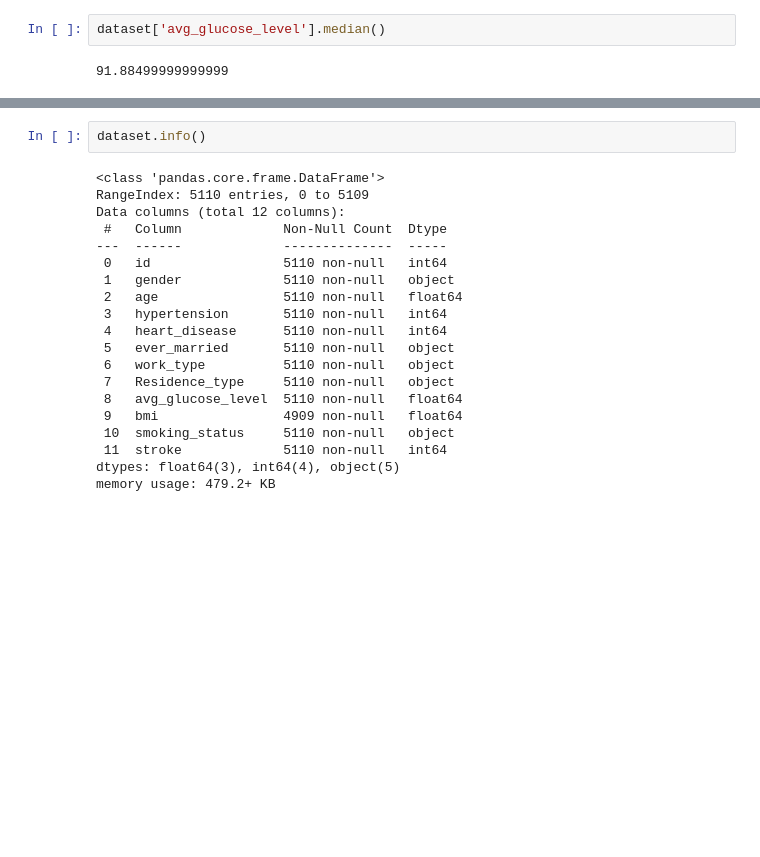
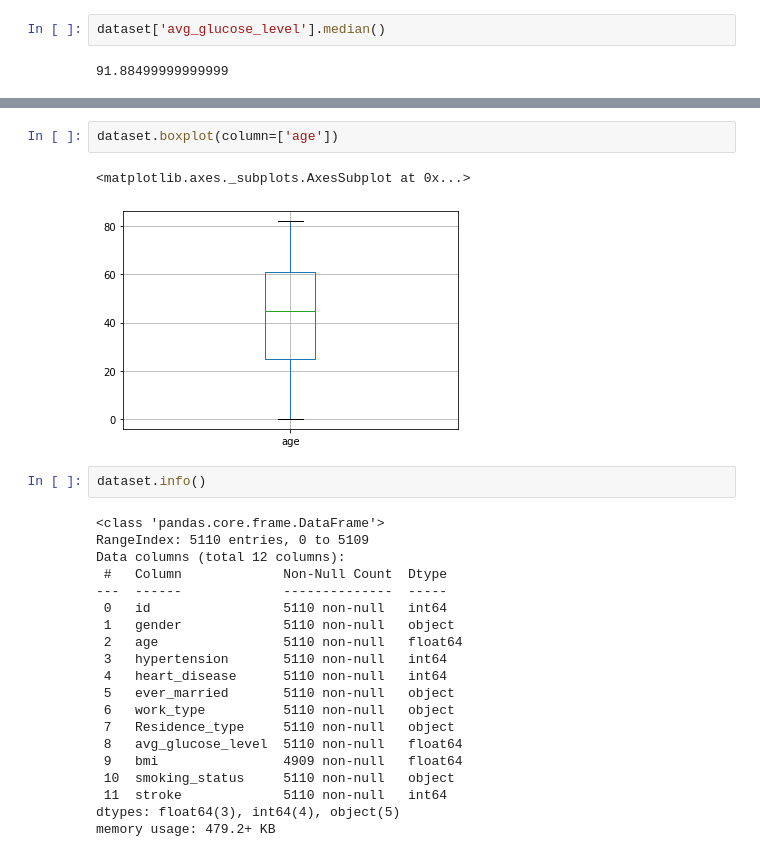
Before and after one commit to Marco87/Projects, a Jupyter notebook: Python/Projetos/IGTI/Analise de Dados/Modulo Final/desafio_CID.ipynb, the cells around one changed output, grey strips where cells are left out. Drawn from its saved outputs; the diff is of its cells as text; blank space fills up the shorter version.

```diff
--- a/Python/Projetos/IGTI/Analise de Dados/Modulo Final/desafio_CID.ipynb
+++ b/Python/Projetos/IGTI/Analise de Dados/Modulo Final/desafio_CID.ipynb
@@ -92,3 +110,8 @@ dataset['avg_glucose_level'].median()
+# %%
+dataset.boxplot(column=['age'])
+# %% [output]
+<matplotlib.axes._subplots.AxesSubplot at 0x...>
+[figure, added]
 # %%
 dataset.info()
 # %% [output]
```
Also changed, not shown: parts of 3 cells of this notebook.
